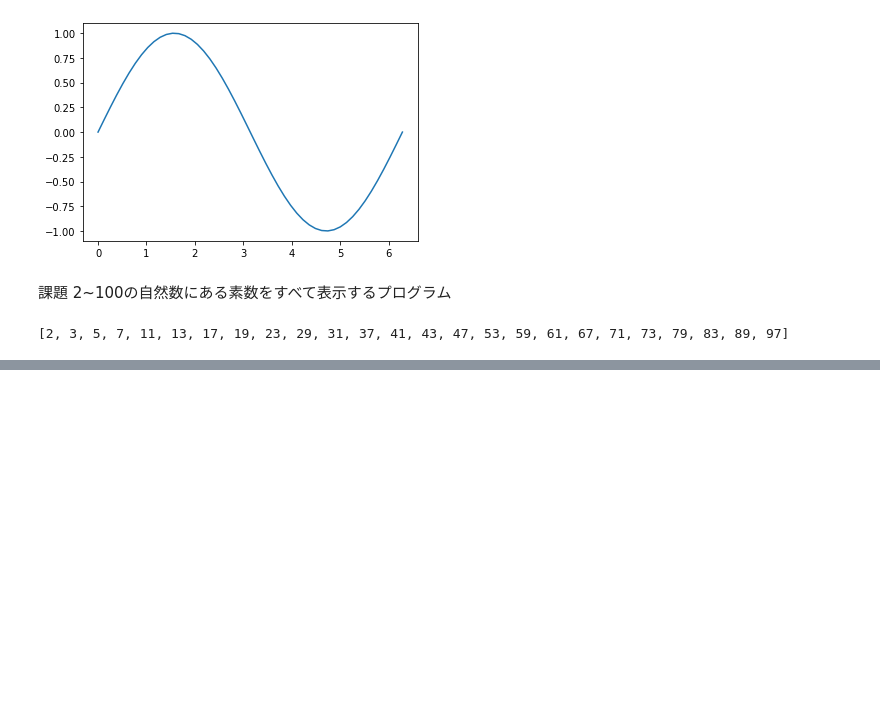
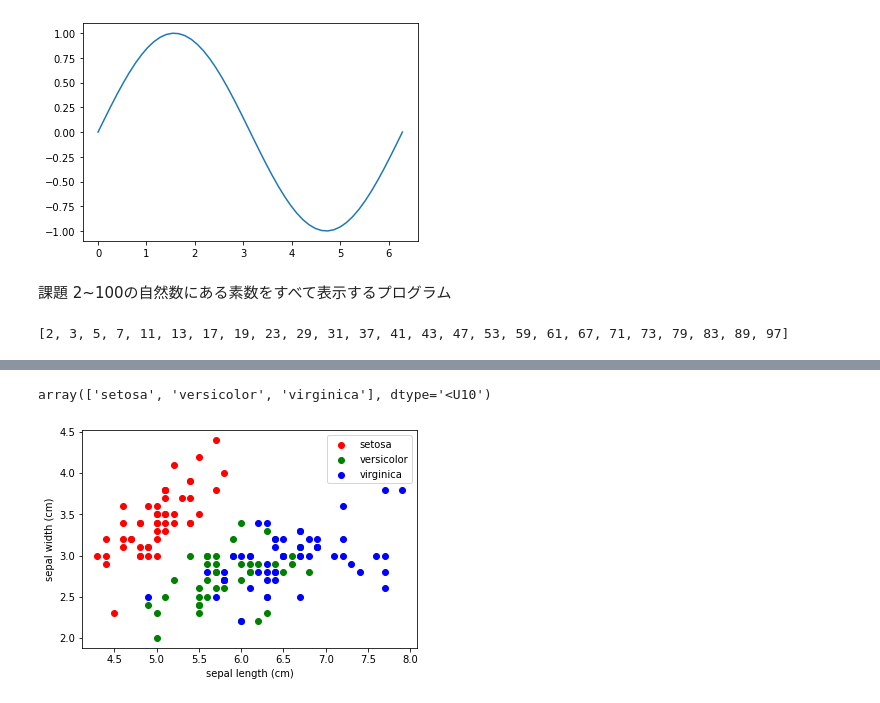
Before and after one commit to piropann/colab, a Jupyter notebook: Untitled0.ipynb, the cells around one changed output, grey strips where cells are left out. Cells and saved outputs as stored; diff of their text form; code cells hidden in the pictures; blank space fills up the shorter version.

```diff
--- a/Untitled0.ipynb
+++ b/Untitled0.ipynb
@@ -82,0 +89,2 @@ print(sosu(100))
+# %%
+iris = load_iris()
@@ -82,0 +149,4 @@ print(sosu(100))
+# %%
+iris.target_names
+# %% [output]
+array(['setosa', 'versicolor', 'virginica'], dtype='<U10')
@@ -82,0 +155,10 @@ print(sosu(100))
+# %%
+plt.scatter(iris.data[:50,0],iris.data[:50,1],c='red', label=iris.target_names[0])
+plt.scatter(iris.data[51:100,0],iris.data[51:100,1],c='green', label=iris.target_names[1])
+plt.scatter(iris.data[101:150,0],iris.data[101:150,1],c='blue', label=iris.target_names[2])
+plt.xlabel(iris.feature_names[0])
+plt.ylabel(iris.feature_names[1])
+plt.legend()
+plt.show();
+# %% [output]
+[figure, added]
```
Also changed, not shown: parts of 28 cells of this notebook.
